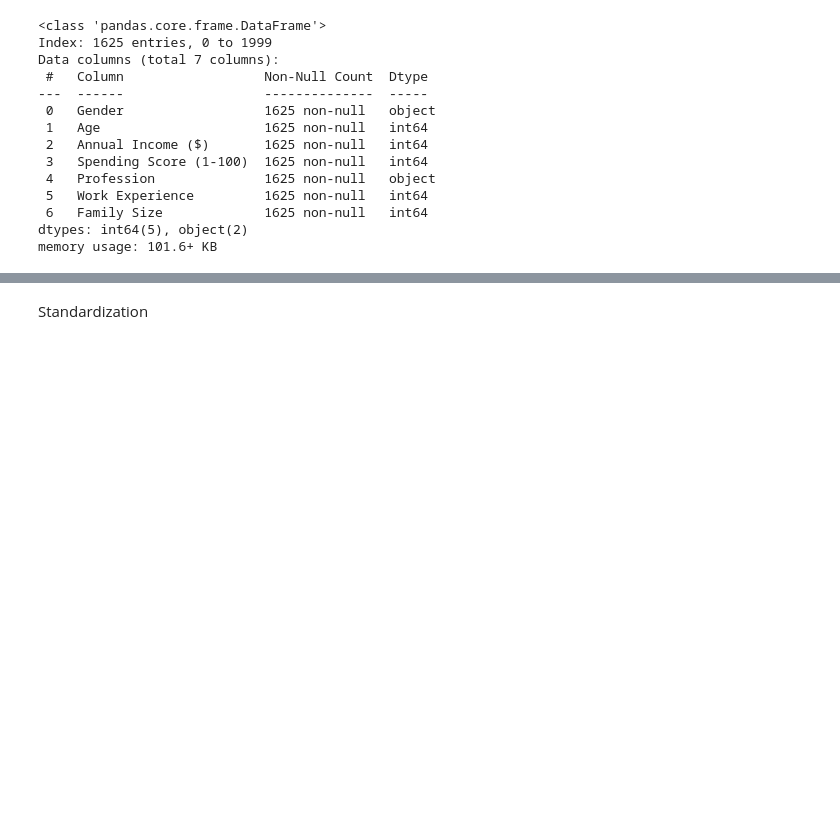
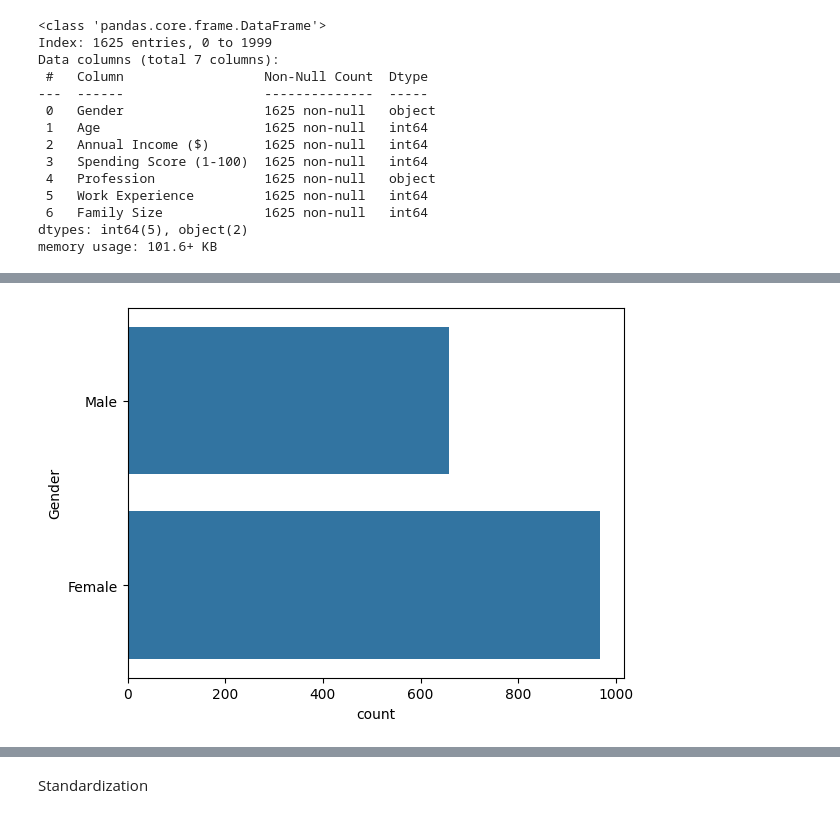
Before and after one commit to mayurasandakalum/shop-customer-data-clustering, a Jupyter notebook: code.ipynb, the cells around one changed output, grey strips where cells are left out. Cells and saved outputs as stored; diff of their text form; code cells hidden in the pictures; blank space fills up the shorter version.

```diff
--- a/code.ipynb
+++ b/code.ipynb
@@ -268,0 +292,5 @@ memory usage: 101.6+ KB
+# %%
+sns.countplot(df2["Gender"])
+plt.show()
+# %% [output]
+[figure, added]
```
Also changed, not shown: parts of 4 cells of this notebook.
